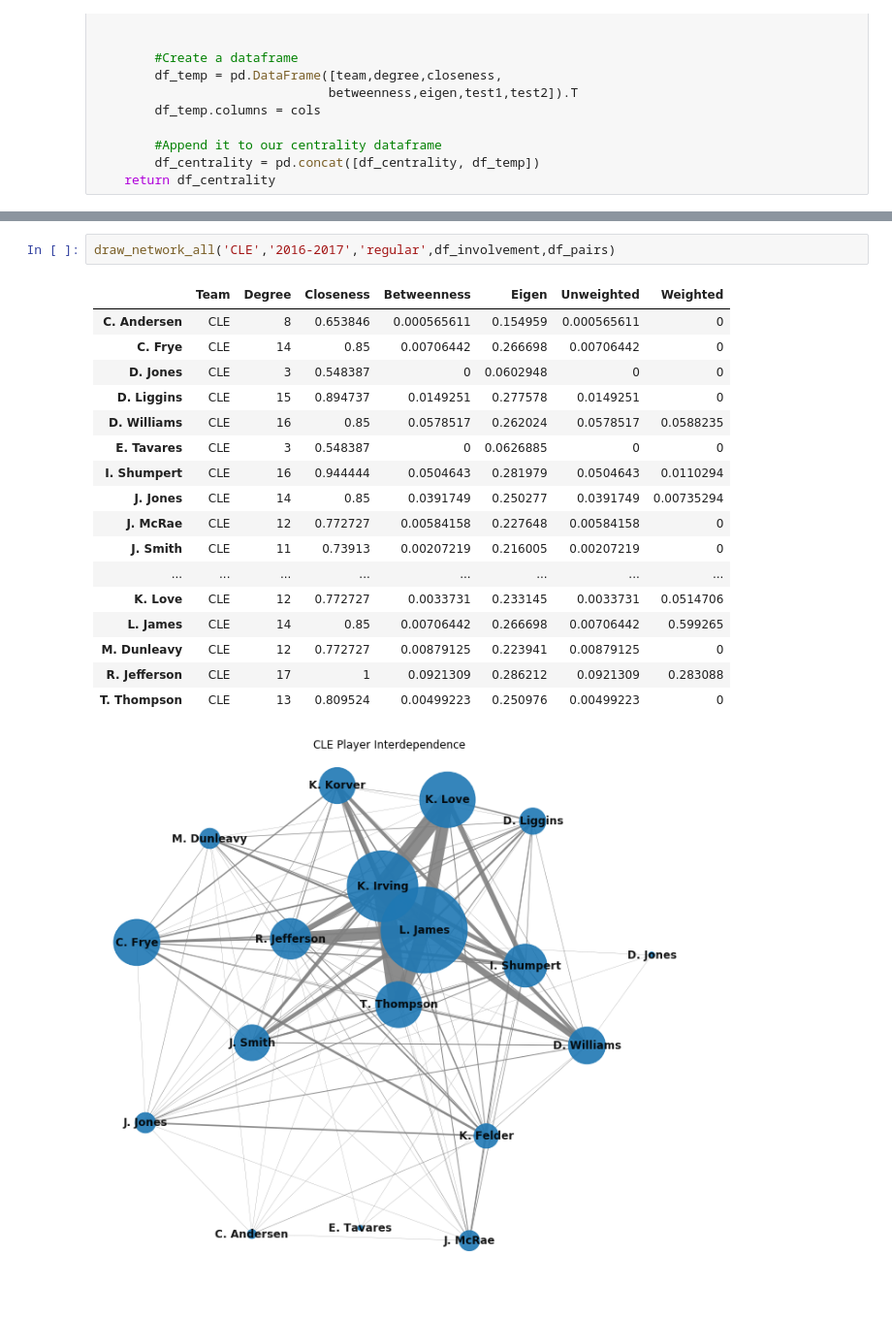
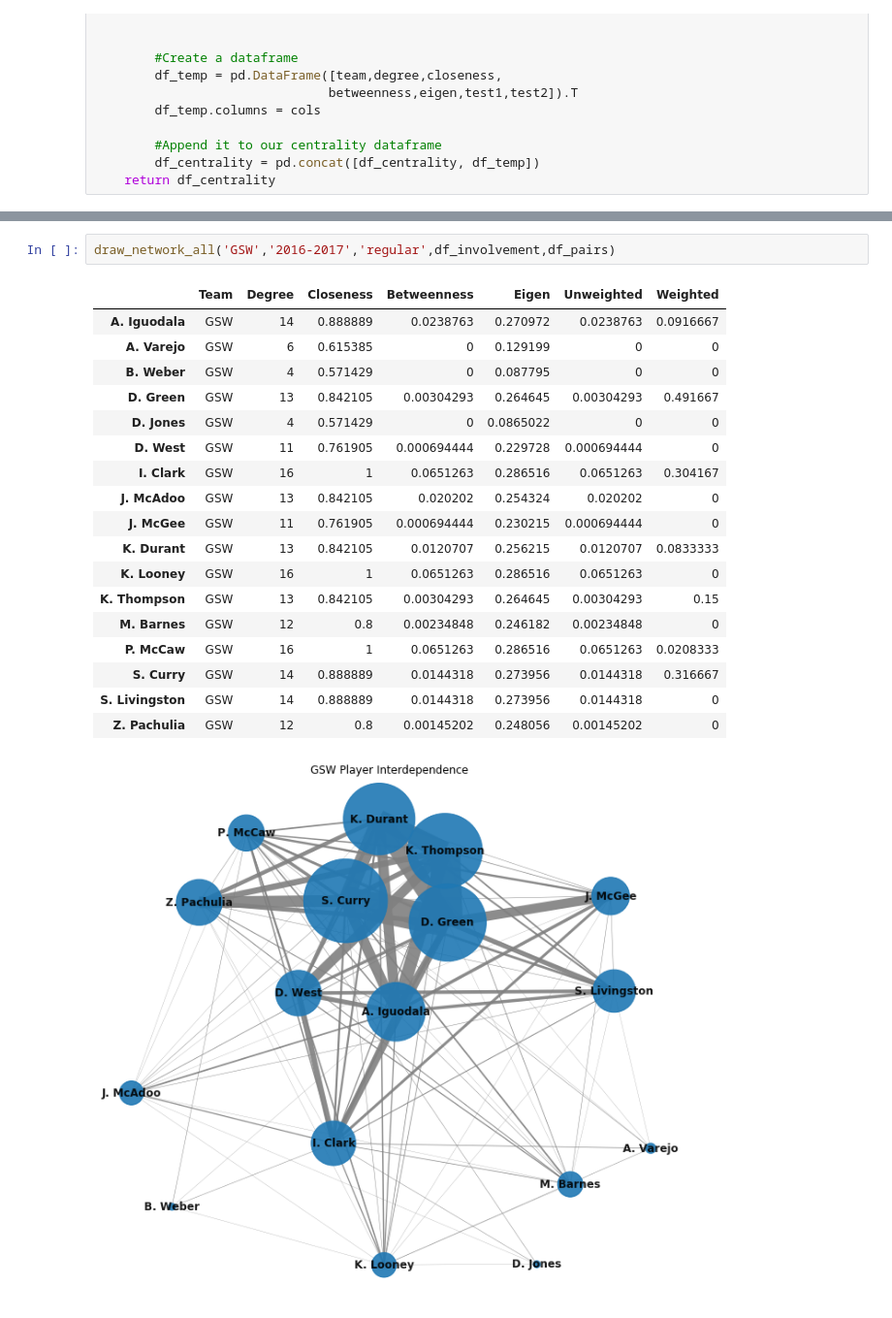
Before and after one commit to Millan13/Moneyball-NBA, a Jupyter notebook: Notebooks/Redes.ipynb, the cells around one changed output, grey strips where cells are left out. Shown at 97% size. Drawn from its saved outputs; the diff is of its cells as text.

```diff
--- a/Notebooks/Redes.ipynb
+++ b/Notebooks/Redes.ipynb
@@ -264,24 +267,25 @@ draw_network_all('CLE','2016-2017','playoff',df_involvement,df_pairs)
 # %%
-draw_network_all('CLE','2016-2017','regular',df_involvement,df_pairs)
+draw_network_all('GSW','2016-2017','regular',df_involvement,df_pairs)
 # %% [output]
 |  | Team | Degree | Closeness | Betweenness | Eigen | Unweighted | Weighted |
-| C. Andersen | CLE | 8 | 0.653846 | 0.000565611 | 0.154959 | 0.000565611 | 0 |
-| C. Frye | CLE | 14 | 0.85 | 0.00706442 | 0.266698 | 0.00706442 | 0 |
-| D. Jones | CLE | 3 | 0.548387 | 0 | 0.0602948 | 0 | 0 |
-| D. Liggins | CLE | 15 | 0.894737 | 0.0149251 | 0.277578 | 0.0149251 | 0 |
-| D. Williams | CLE | 16 | 0.85 | 0.0578517 | 0.262024 | 0.0578517 | 0.0588235 |
-| E. Tavares | CLE | 3 | 0.548387 | 0 | 0.0626885 | 0 | 0 |
-| I. Shumpert | CLE | 16 | 0.944444 | 0.0504643 | 0.281979 | 0.0504643 | 0.0110294 |
-| J. Jones | CLE | 14 | 0.85 | 0.0391749 | 0.250277 | 0.0391749 | 0.00735294 |
-| J. McRae | CLE | 12 | 0.772727 | 0.00584158 | 0.227648 | 0.00584158 | 0 |
-| J. Smith | CLE | 11 | 0.73913 | 0.00207219 | 0.216005 | 0.00207219 | 0 |
-| ... | ... | ... | ... | ... | ... | ... | ... |
-| K. Love | CLE | 12 | 0.772727 | 0.0033731 | 0.233145 | 0.0033731 | 0.0514706 |
-| L. James | CLE | 14 | 0.85 | 0.00706442 | 0.266698 | 0.00706442 | 0.599265 |
-| M. Dunleavy | CLE | 12 | 0.772727 | 0.00879125 | 0.223941 | 0.00879125 | 0 |
-| R. Jefferson | CLE | 17 | 1 | 0.0921309 | 0.286212 | 0.0921309 | 0.283088 |
-| T. Thompson | CLE | 13 | 0.809524 | 0.00499223 | 0.250976 | 0.00499223 | 0 |
+| A. Iguodala | GSW | 14 | 0.888889 | 0.0238763 | 0.270972 | 0.0238763 | 0.0916667 |
+| A. Varejo | GSW | 6 | 0.615385 | 0 | 0.129199 | 0 | 0 |
+| B. Weber | GSW | 4 | 0.571429 | 0 | 0.087795 | 0 | 0 |
+| D. Green | GSW | 13 | 0.842105 | 0.00304293 | 0.264645 | 0.00304293 | 0.491667 |
+| D. Jones | GSW | 4 | 0.571429 | 0 | 0.0865022 | 0 | 0 |
+| D. West | GSW | 11 | 0.761905 | 0.000694444 | 0.229728 | 0.000694444 | 0 |
+| I. Clark | GSW | 16 | 1 | 0.0651263 | 0.286516 | 0.0651263 | 0.304167 |
+| J. McAdoo | GSW | 13 | 0.842105 | 0.020202 | 0.254324 | 0.020202 | 0 |
+| J. McGee | GSW | 11 | 0.761905 | 0.000694444 | 0.230215 | 0.000694444 | 0 |
+| K. Durant | GSW | 13 | 0.842105 | 0.0120707 | 0.256215 | 0.0120707 | 0.0833333 |
+| K. Looney | GSW | 16 | 1 | 0.0651263 | 0.286516 | 0.0651263 | 0 |
+| K. Thompson | GSW | 13 | 0.842105 | 0.00304293 | 0.264645 | 0.00304293 | 0.15 |
+| M. Barnes | GSW | 12 | 0.8 | 0.00234848 | 0.246182 | 0.00234848 | 0 |
+| P. McCaw | GSW | 16 | 1 | 0.0651263 | 0.286516 | 0.0651263 | 0.0208333 |
+| S. Curry | GSW | 14 | 0.888889 | 0.0144318 | 0.273956 | 0.0144318 | 0.316667 |
+| S. Livingston | GSW | 14 | 0.888889 | 0.0144318 | 0.273956 | 0.0144318 | 0 |
+| Z. Pachulia | GSW | 12 | 0.8 | 0.00145202 | 0.248056 | 0.00145202 | 0 |
-[figure, old version]
+[figure, new version]
 # %%
 draw_network_all('OKC','2016-2017','regular',df_involvement,df_pairs)
 # %% [output]
```
Also changed, not shown: parts of 7 cells of this notebook.
